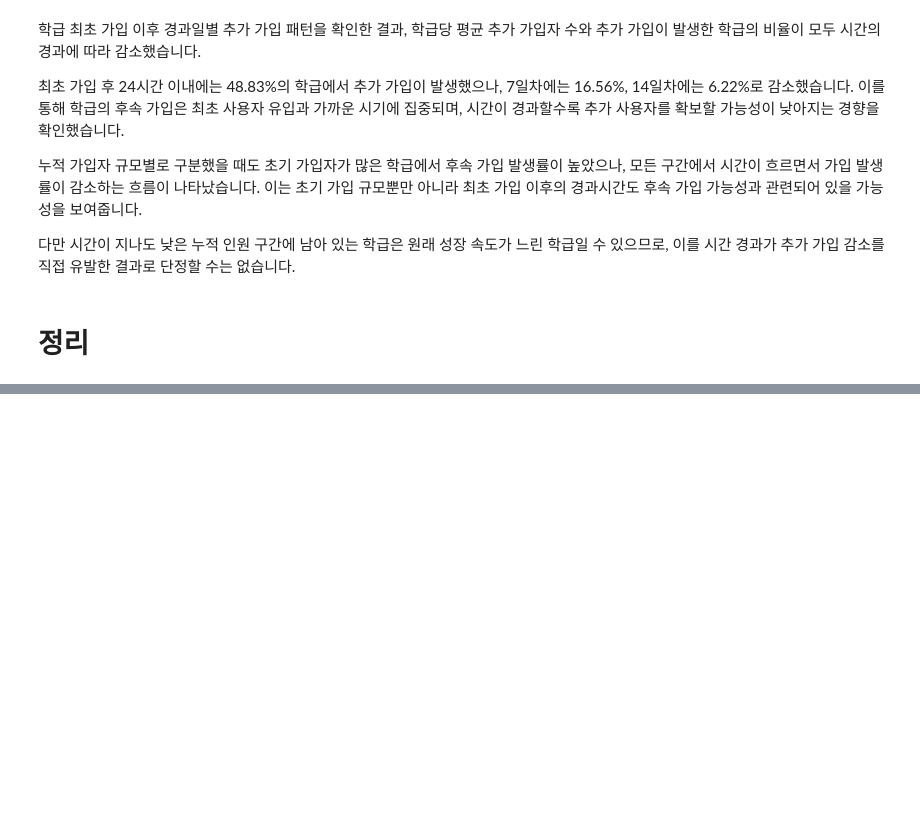
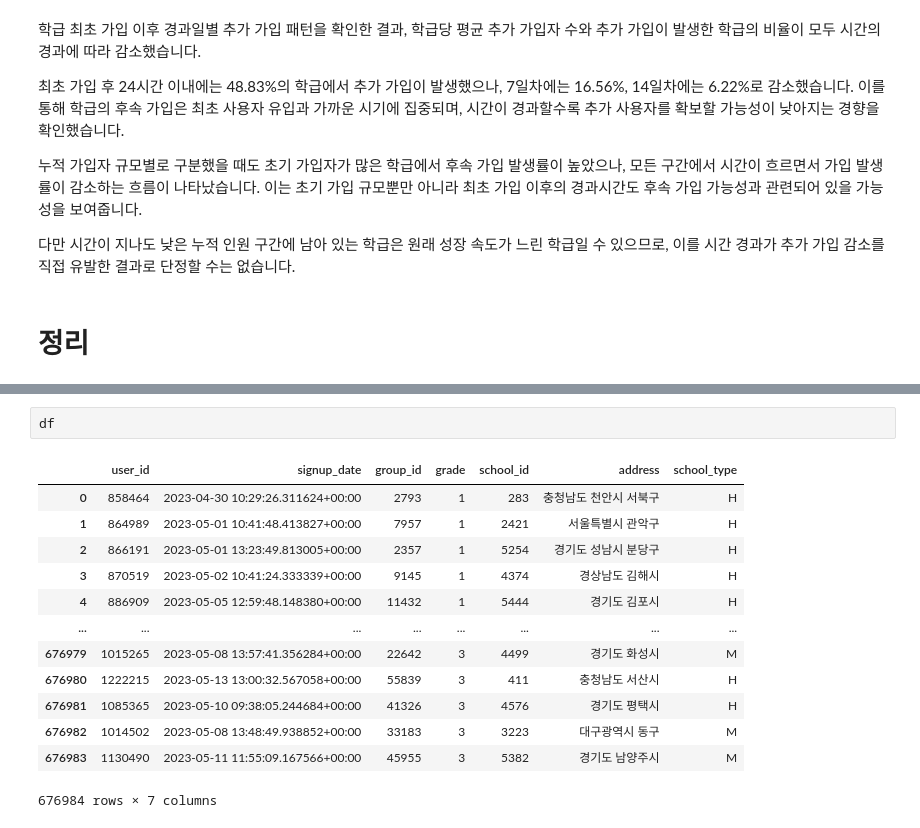
Before and after one commit to zoo-no-s/sns_service_analysis, a Jupyter notebook: notebooks/acquisition_1.ipynb, the cells around one changed output, grey strips where cells are left out. Cells and saved outputs as stored; diff of their text form; blank space fills up the shorter version.

```diff
--- a/notebooks/acquisition_1.ipynb
+++ b/notebooks/acquisition_1.ipynb
@@ -3754,0 +3823,16 @@ D0에서는 모든 학급에 존재하는 최초 가입자 1명을 제외하고
+# %%
+df
+# %% [output]
+|  | user_id | signup_date | group_id | grade | school_id | address | school_type |
+| 0 | 858464 | 2023-04-30 10:29:26.311624+00:00 | 2793 | 1 | 283 | 충청남도 천안시 서북구 | H |
+| 1 | 864989 | 2023-05-01 10:41:48.413827+00:00 | 7957 | 1 | 2421 | 서울특별시 관악구 | H |
+| 2 | 866191 | 2023-05-01 13:23:49.813005+00:00 | 2357 | 1 | 5254 | 경기도 성남시 분당구 | H |
+| 3 | 870519 | 2023-05-02 10:41:24.333339+00:00 | 9145 | 1 | 4374 | 경상남도 김해시 | H |
+| 4 | 886909 | 2023-05-05 12:59:48.148380+00:00 | 11432 | 1 | 5444 | 경기도 김포시 | H |
+| ... | ... | ... | ... | ... | ... | ... | ... |
+| 676979 | 1015265 | 2023-05-08 13:57:41.356284+00:00 | 22642 | 3 | 4499 | 경기도 화성시 | M |
+| 676980 | 1222215 | 2023-05-13 13:00:32.567058+00:00 | 55839 | 3 | 411 | 충청남도 서산시 | H |
+| 676981 | 1085365 | 2023-05-10 09:38:05.244684+00:00 | 41326 | 3 | 4576 | 경기도 평택시 | H |
+| 676982 | 1014502 | 2023-05-08 13:48:49.938852+00:00 | 33183 | 3 | 3223 | 대구광역시 동구 | M |
+| 676983 | 1130490 | 2023-05-11 11:55:09.167566+00:00 | 45955 | 3 | 5382 | 경기도 남양주시 | M |
+676984 rows × 7 columns
```
Also changed, not shown: parts of 5 cells of this notebook, 1 other file.
